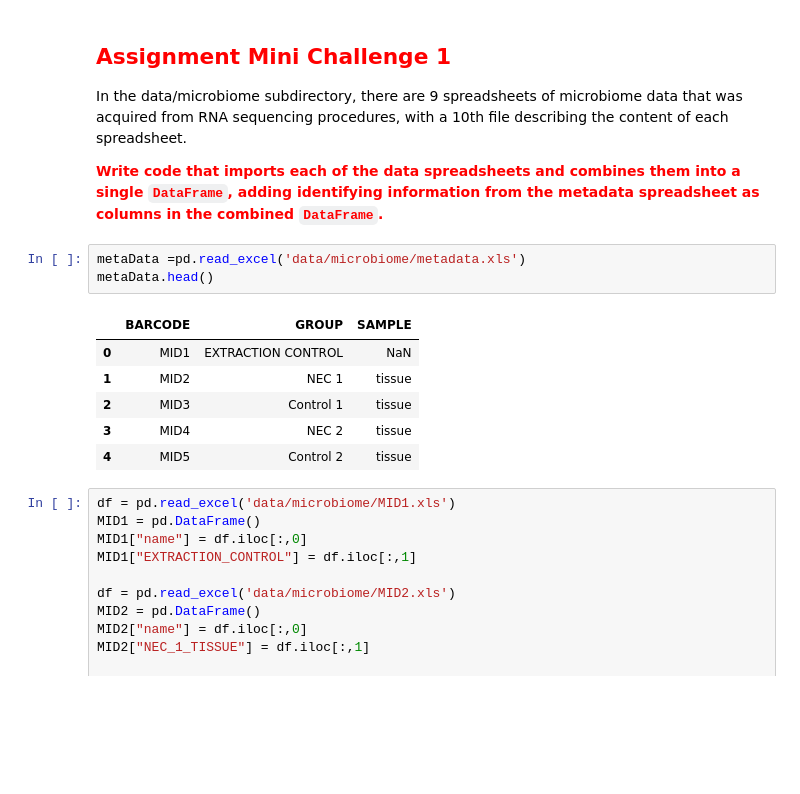
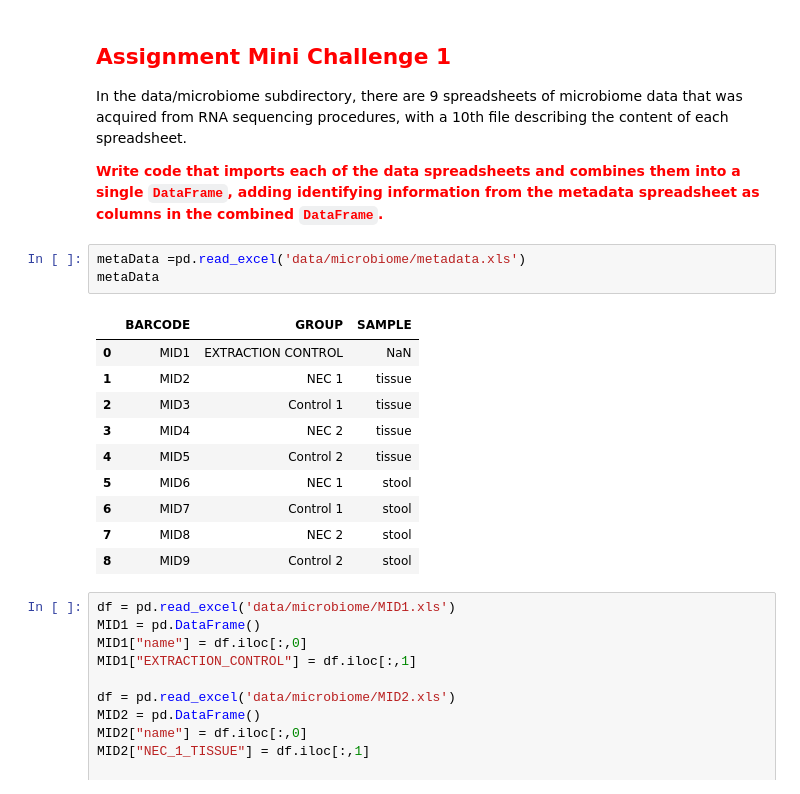
Before and after one commit to KarimNashaat/CSEN1095-Data-Engineering, a Jupyter notebook: Practice6- Data Integration and Feature Engineering Karim Nashaat 37-10478.ipynb, the cells around one changed output. Saved outputs shown, nothing was run; the diff lists cells and outputs as text; blank space fills up the shorter version.

```diff
--- a/Practice6- Data Integration and Feature Engineering Karim Nashaat 37-10478.ipynb
+++ b/Practice6- Data Integration and Feature Engineering Karim Nashaat 37-10478.ipynb
@@ -655,14 +655,18 @@ In the data/microbiome subdirectory, there are 9 spreadsheets of microbiome data
 <span style="color:red"><b>Write code that imports each of the data spreadsheets and combines them into a single `DataFrame`, adding identifying information from the metadata spreadsheet as columns in the combined `DataFrame`.</b></span>
 # %%
 metaData =pd.read_excel('data/microbiome/metadata.xls')
-metaData.head()
+metaData
 # %% [output]
 |  | BARCODE | GROUP | SAMPLE |
 | 0 | MID1 | EXTRACTION CONTROL | NaN |
 | 1 | MID2 | NEC 1 | tissue |
 | 2 | MID3 | Control 1 | tissue |
 | 3 | MID4 | NEC 2 | tissue |
 | 4 | MID5 | Control 2 | tissue |
+| 5 | MID6 | NEC 1 | stool |
+| 6 | MID7 | Control 1 | stool |
+| 7 | MID8 | NEC 2 | stool |
+| 8 | MID9 | Control 2 | stool |
 # %%
 df = pd.read_excel('data/microbiome/MID1.xls')
 MID1 = pd.DataFrame()
```
Also changed, not shown: parts of 1 cell of this notebook.
